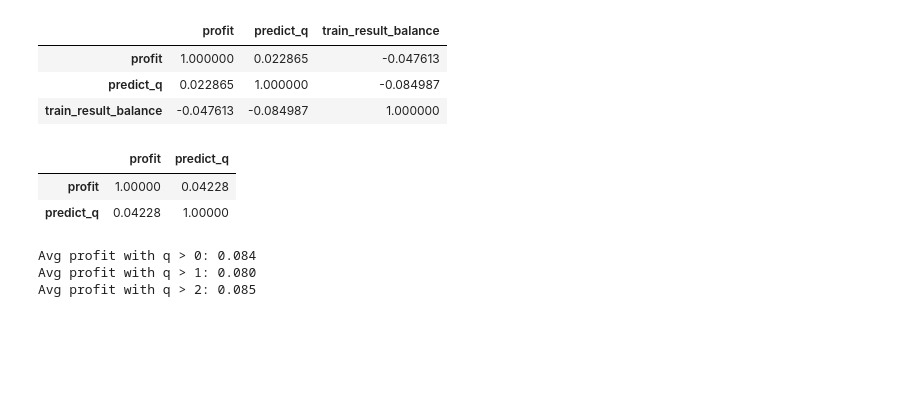
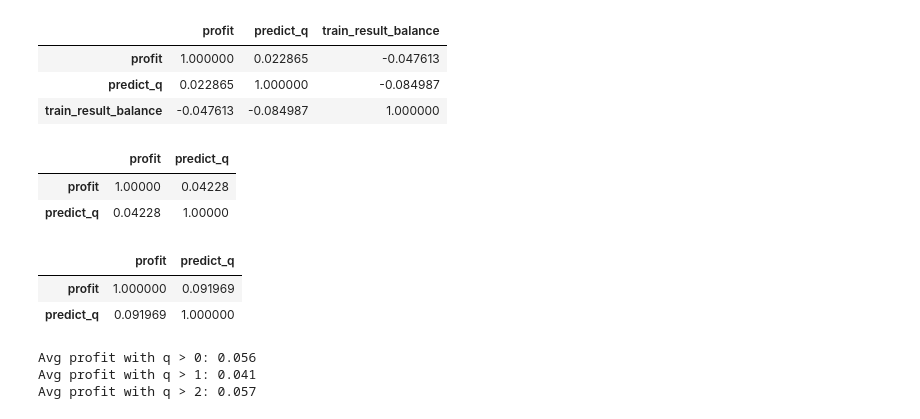
Before and after one commit to NLZer0/DQN_trading_bot, a Jupyter notebook: result_analyze.ipynb, the cells around one changed output. Saved outputs shown, nothing was run; the diff lists cells and outputs as text; code cells hidden in the pictures; blank space fills up the shorter version.

```diff
--- a/result_analyze.ipynb
+++ b/result_analyze.ipynb
@@ -94,11 +117,17 @@ dueling_results[['profit', 'predict_q']].corr()
 |  | profit | predict_q |
 | profit | 1.00000 | 0.04228 |
 | predict_q | 0.04228 | 1.00000 |
+# %%
+rainbow2_results[['profit', 'predict_q']].corr()
+# %% [output]
+|  | profit | predict_q |
+| profit | 1.000000 | 0.091969 |
+| predict_q | 0.091969 | 1.000000 |
 # %%
-print(f'Avg profit with q > 0: {dueling_results.query("predict_q > 0").profit.mean():.3f}')
-print(f'Avg profit with q > 1: {dueling_results.query("predict_q > 1").profit.mean():.3f}')
-print(f'Avg profit with q > 2: {dueling_results.query("predict_q > 2").profit.mean():.3f}')
+print(f'Avg profit with q > 0: {rainbow2_results.query("predict_q > 0").profit.mean():.3f}')
+print(f'Avg profit with q > 1: {rainbow2_results.query("predict_q > 1").profit.mean():.3f}')
+print(f'Avg profit with q > 2: {rainbow2_results.query("predict_q > 2").profit.mean():.3f}')
 # %% [output]
-Avg profit with q > 0: 0.084
-Avg profit with q > 1: 0.080
-Avg profit with q > 2: 0.085
+Avg profit with q > 0: 0.056
+Avg profit with q > 1: 0.041
+Avg profit with q > 2: 0.057
```
Also changed, not shown: parts of 8 cells of this notebook.
